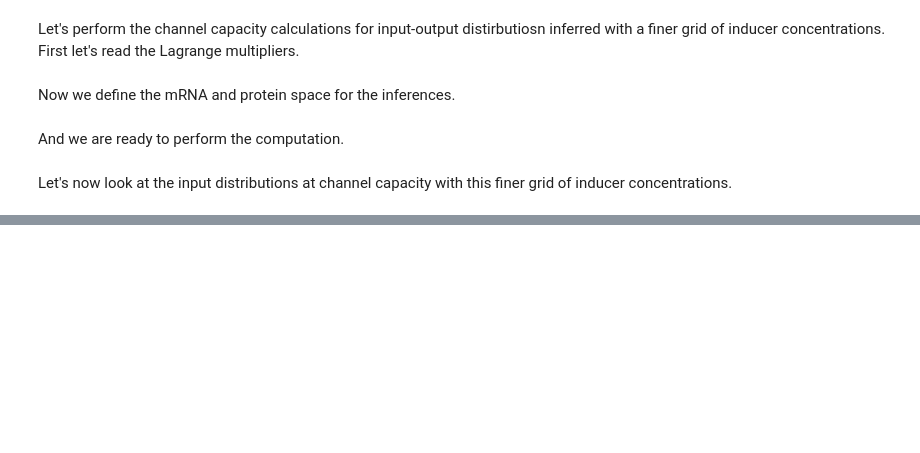
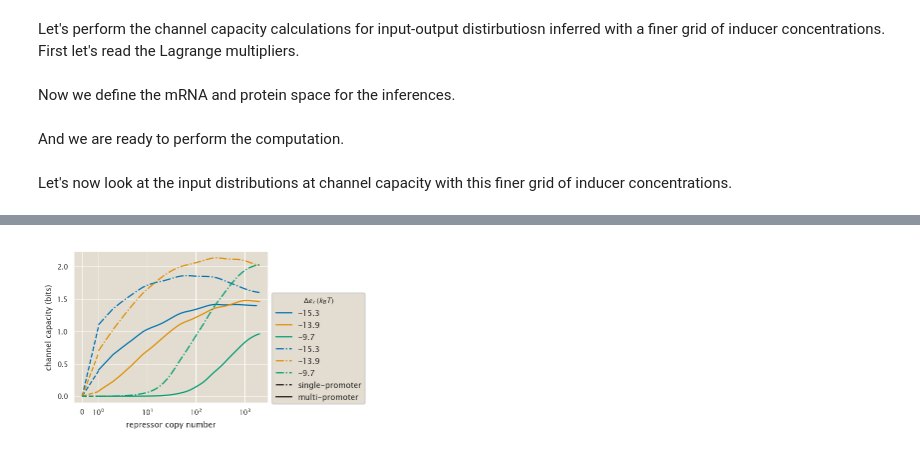
Before and after one commit to RPGroup-PBoC/chann_cap, a Jupyter notebook: src/theory/blahut_algorithm_channel_capacity.ipynb, the cells around one changed output, grey strips where cells are left out. Drawn from its saved outputs; the diff is of its cells as text; code cells hidden in the pictures; blank space fills up the shorter version.

```diff
--- a/src/theory/blahut_algorithm_channel_capacity.ipynb
+++ b/src/theory/blahut_algorithm_channel_capacity.ipynb
@@ -216,8 +219,8 @@ def trans_matrix(df_lagrange, mRNA_space, protein_space, m_dist=True):
 Having defined the function let's test it. We will grab a specific strain with the O2 operator and 260 repressors per cell, build its input-output protein matrix $P(p \mid c) = \sum_m P(m, p \mid c)$, and then compute the channel capacity.
 # %%
 # Extract sample data frame
-df_lagrange = df_maxEnt[(df_maxEnt.operator == 'O2') &
-                        (df_maxEnt.repressor == 260)]
+df_lagrange = df_maxEnt_prot[(df_maxEnt_prot.operator == 'O2') &
+                        (df_maxEnt_prot.repressor == 260)]
 
 # Define sample space
 mRNA_space = np.arange(0, 50)
@@ -1229,0 +1062,3 @@ plt.savefig(figdir + 'channcap_dist_fine_grid.pdf', bbox_inches='tight')
+# %%
+df_maxEnt_single = pd.read_csv('../../data/csv_maxEnt_dist/' +
+                        'MaxEnt_Lagrange_single_protein.csv')
@@ -1229,0 +1067,4 @@ plt.savefig(figdir + 'channcap_dist_fine_grid.pdf', bbox_inches='tight')
+# %%
+# Define sample space
+mRNA_space = np.array([0])
+protein_space = np.arange(0, 1.5E4)
@@ -1229,0 +1133,84 @@ plt.savefig(figdir + 'channcap_dist_fine_grid.pdf', bbox_inches='tight')
+# %%
+# Read channel capacity of multi promoter model
+df_cc_protein = pd.read_csv('../../data/csv_maxEnt_dist/' +
+                            'chann_cap_multi_prom_protein.csv')
+# Drop infinities
+df_cc_protein = df_cc_protein[df_cc_protein.channcap != np.inf]
+
+# Group data by operator
+df_group = df_cc_protein.groupby('operator')
+
+# Define colors for each operator
+operators = df_cc_protein['operator'].unique()
+colors = sns.color_palette('colorblind', n_colors=len(operators))
+op_col_dict = dict(zip(operators, colors))
+
+# Define threshold for log vs linear section
+thresh = 1E0
+
+# Initialize plot
+fig, ax = plt.subplots(1, 1, figsize=(3.5,2.8))
+
+# Plot multi-promoter data
+for group, data in df_group:
+    # Select x and y data for smoothing
+    x = np.log10(data[data.repressor >= thresh].repressor.values)
+    y = data[data.repressor >= thresh].channcap.values
+    # Define lambda parameter for smoothing
+    lam = 0.13
+    # Smooth the channel capacity
+    channcap_gauss = ccutils.stats.nw_kernel_smooth(x, x, y,lam)
+    # Plot Log scale
+    ax.plot(data[data.repressor >= thresh].repressor,
+               channcap_gauss,
+               label=op_dict[group], color=op_col_dict[group])
+
+    # Plot linear scale
+    ax.plot(data[data.repressor <= thresh].repressor,
+            data[data.repressor <= thresh].channcap,
+            label='', color=op_col_dict[group],
+            linestyle='--')
+
+#  # Group data by operator
+df_group = df_cc_single.groupby('operator')
+
+# Plot single-promoter
+for group, data in df_group:
+    # Select x and y data for smoothing
+    x = np.log10(data[data.repressor >= thresh].repressor.values)
+    y = data[data.repressor >= thresh].channcap.values
+    # Define lambda parameter for smoothing
+    lam = 0.15
+    # Smooth the channel capacity
+    channcap_gauss = ccutils.stats.nw_kernel_smooth(x, x, y,lam)
+    # Plot Log scale
+    ax.plot(data[data.repressor >= thresh].repressor,
+            channcap_gauss,
+            label=op_dict[group], color=op_col_dict[group],
+            linestyle='-.')
+
+    # Plot linear scale
+    ax.plot(data[data.repressor <= thresh].repressor,
+            data[data.repressor <= thresh].channcap,
+            label='', color=op_col_dict[group],
+            linestyle='--')
+
+# Add artificial plots to add legend
+ax.plot([], [], linestyle='-.', color='k', label='single-promoter')
+ax.plot([], [], linestyle='-', color='k', label='multi-promoter')
+
+# Increase y limit
+
+# Label plot
+ax.set_xlabel('repressor copy number')
+ax.set_ylabel('channel capacity (bits)')
+ax.set_xscale('symlog', linthreshx=thresh, linscalex=0.3)
+ax.legend(loc='upper left', title=r'$\Delta\epsilon_r \; (k_BT)$',
+          bbox_to_anchor=(1, 0.75))
+
+
+# Save figure
+plt.savefig(figdir +
+'channcap_single_vs_multi.pdf', bbox_inches='tight')
+# %% [output]
+[figure, added]
```
Also changed, not shown: parts of 53 cells of this notebook.
